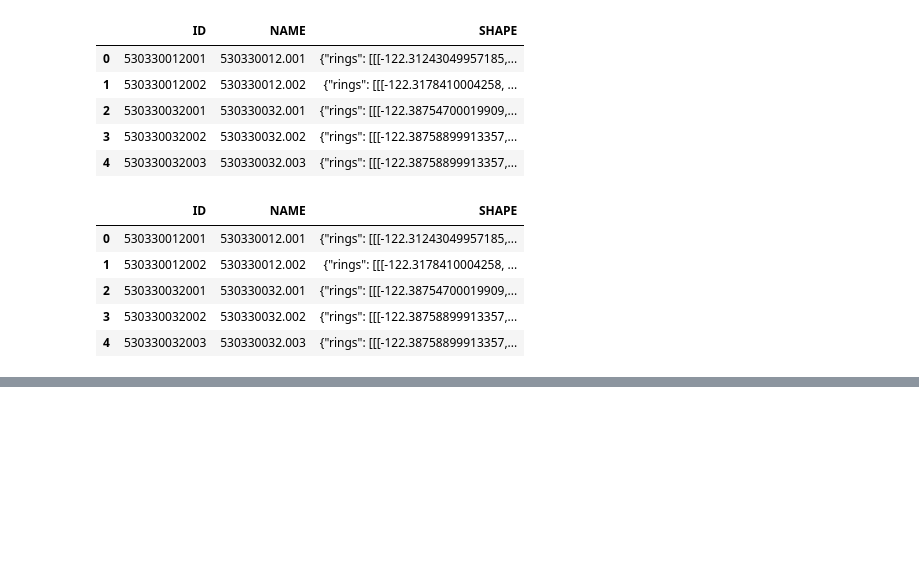
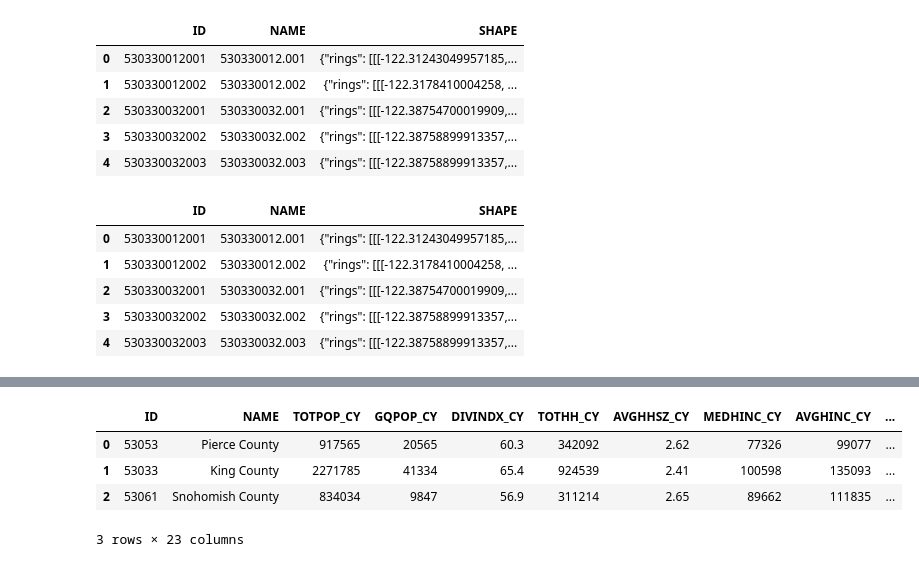
Before and after one commit to knu2xs/demographic-modeling, a Jupyter notebook: notebooks/stash/modeling-exp01.ipynb, the cells around one changed output, grey strips where cells are left out. Saved outputs shown, nothing was run; the diff lists cells and outputs as text; code cells hidden in the pictures; blank space fills up the shorter version.

```diff
--- a/notebooks/stash/modeling-exp01.ipynb
+++ b/notebooks/stash/modeling-exp01.ipynb
@@ -73,4 +73,6 @@ ent_df.head()
 | 3 | 530330032002 | 530330032.002 | {"rings": [[[-122.38758899913357,... |
 | 4 | 530330032003 | 530330032.003 | {"rings": [[[-122.38758899913357,... |
 # %%
-cbsa_df = Country('USA', gis_ent).cbsas.get('seattle')
+cnty_df = Country('USA', gis_ent).cbsas.get('seattle').mdl.counties.get()
+
+cnty_df
@@ -83,0 +114,10 @@ cbsa_df.mdl.counties.get()
+# %%
+out_df = cnty_df.mdl.enrich(enrich_variables)
+
+out_df
+# %% [output]
+|  | ID | NAME | TOTPOP_CY | GQPOP_CY | DIVINDX_CY | TOTHH_CY | AVGHHSZ_CY | MEDHINC_CY | AVGHINC_CY | ... |
+| 0 | 53053 | Pierce County | 917565 | 20565 | 60.3 | 342092 | 2.62 | 77326 | 99077 | ... |
+| 1 | 53033 | King County | 2271785 | 41334 | 65.4 | 924539 | 2.41 | 100598 | 135093 | ... |
+| 2 | 53061 | Snohomish County | 834034 | 9847 | 56.9 | 311214 | 2.65 | 89662 | 111835 | ... |
+3 rows × 23 columns
```
Also changed, not shown: parts of 7 cells of this notebook.
